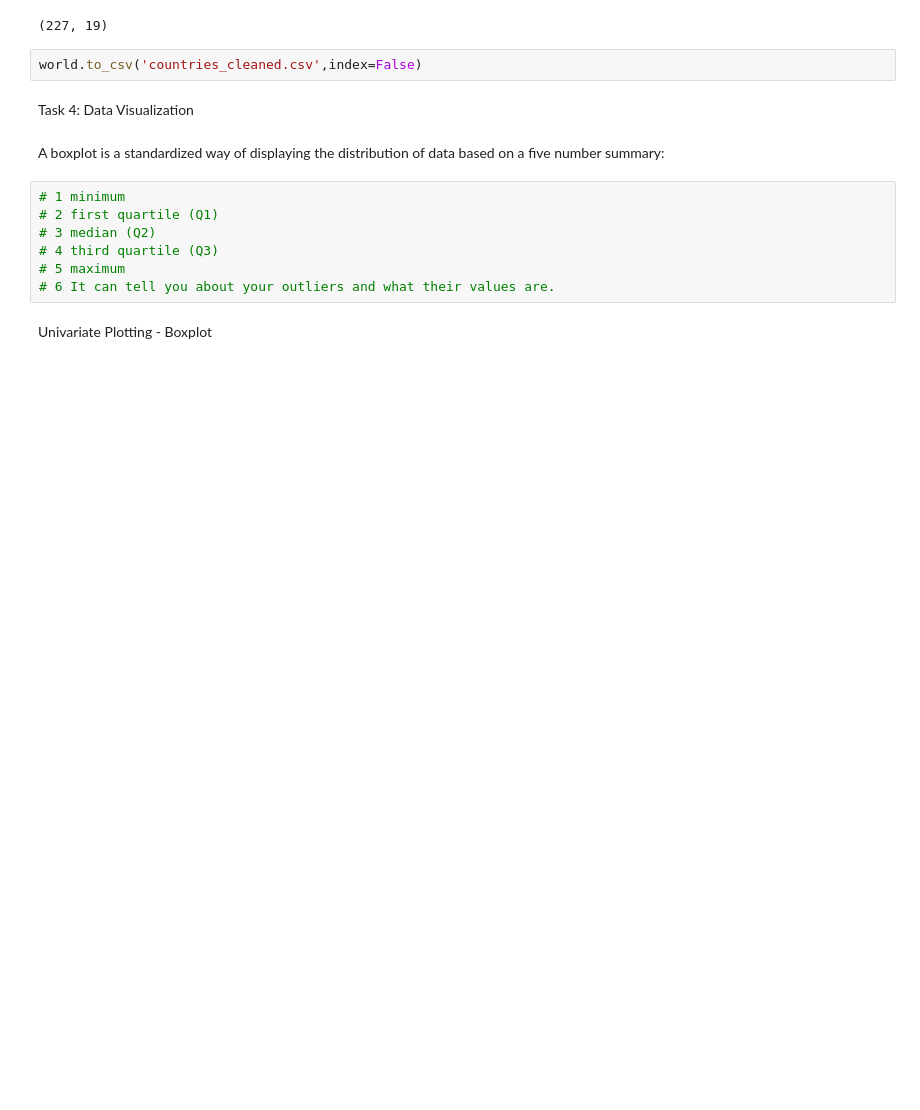
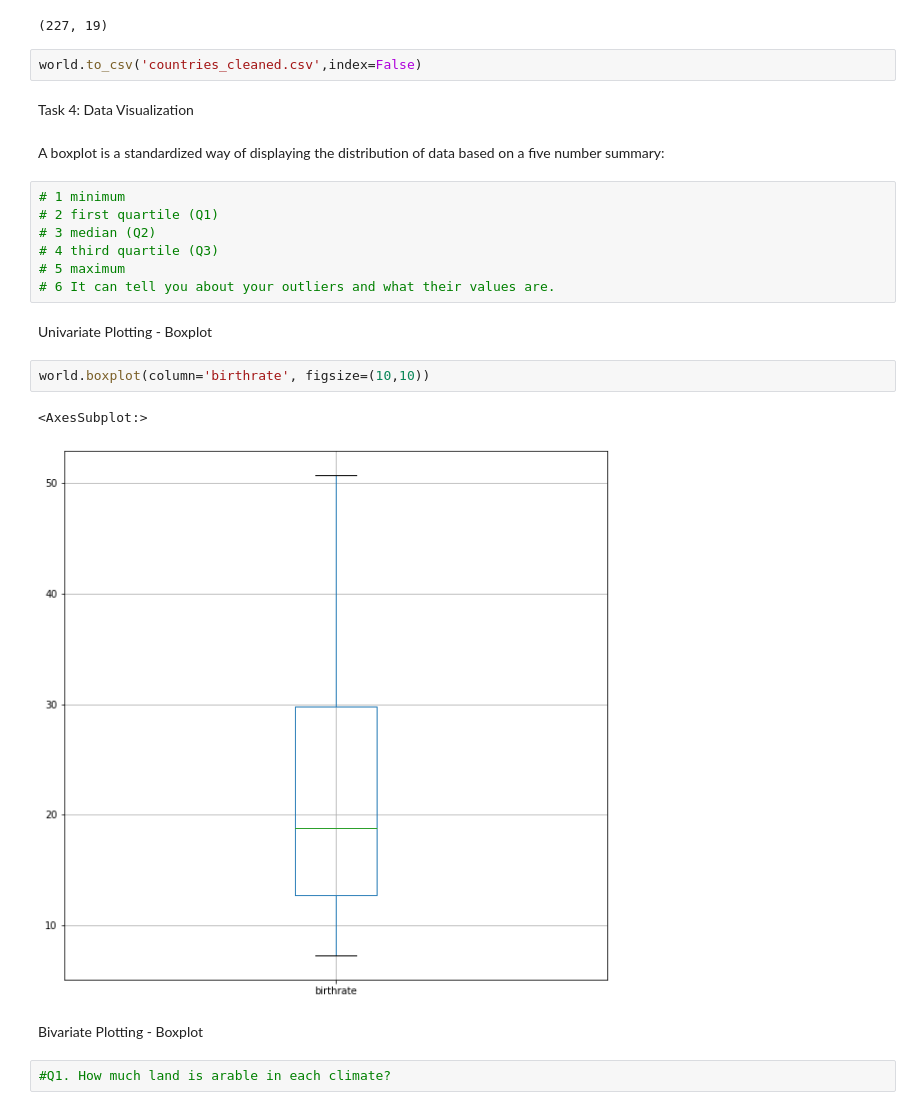
Before and after one commit to Rishiraj-singh7/Countries-of-the-world, a Jupyter notebook: main.ipynb, the cells around one changed output. Drawn from its saved outputs; the diff is of its cells as text; blank space fills up the shorter version.

Commit message:
pandas graph

```diff
--- a/main.ipynb
+++ b/main.ipynb
@@ -271,3 +271,12 @@ A boxplot is a standardized way of displaying the distribution of data based on
 # 6 It can tell you about your outliers and what their values are.
 # %% [markdown]
 Univariate Plotting - Boxplot
+# %%
+world.boxplot(column='birthrate', figsize=(10,10))
+# %% [output]
+<AxesSubplot:>
+[figure, added]
+# %% [markdown]
+Bivariate Plotting - Boxplot
+# %%
+#Q1. How much land is arable in each climate?
```
Also changed, not shown: parts of 4 cells of this notebook.
